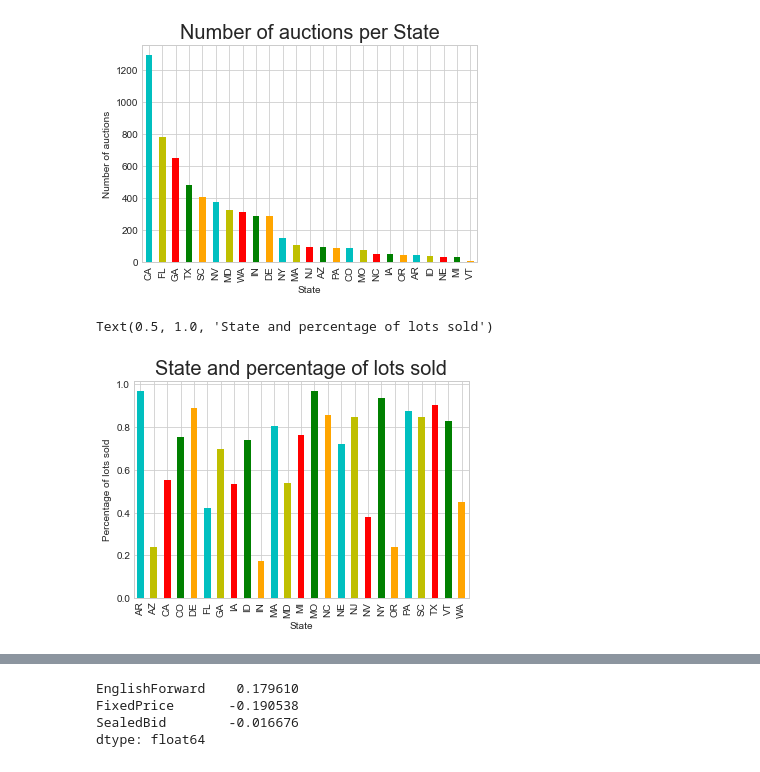
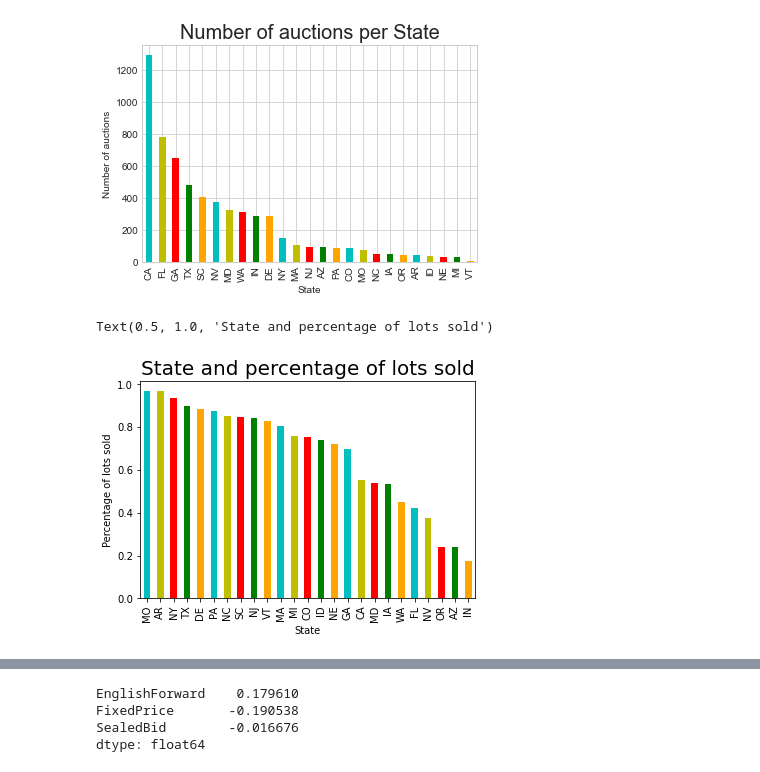
Before and after one commit to TheCiccio/Auctions_2019_Project, a Jupyter notebook: Online auction results in the USA (2019).ipynb, the cells around one changed output, grey strips where cells are left out. Drawn from its saved outputs; the diff is of its cells as text; code cells hidden in the pictures.

```diff
--- a/Online auction results in the USA (2019).ipynb
+++ b/Online auction results in the USA (2019).ipynb
@@ -180,14 +180,15 @@ plt.title('Number of auctions per State', fontsize = 20)
 Text(0.5, 1.0, 'Number of auctions per State')
 [figure]
 # %%
-fig_4 = data.groupby('state')['lots_sold'].mean().plot(kind = 'bar', color = ['c','y','r', 'g', 'orange']);
+fig_4 = data.groupby('state')['lots_sold'].mean().sort_values(ascending=False).\
+        plot(kind = 'bar', color = ['c','y','r', 'g', 'orange']);
 
 plt.xlabel('State')
 plt.ylabel('Percentage of lots sold')
 plt.title('State and percentage of lots sold', fontsize = 20)
 # %% [output]
 Text(0.5, 1.0, 'State and percentage of lots sold')
-[figure, old version]
+[figure, new version]
 # %%
 #plot the number of auctions per type of auction with a histogram
 fig_1 = data['auction_mech'].value_counts().plot(kind = 'bar', color = ['c','y','r']);
```
Also changed, not shown: parts of 3 cells of this notebook, 2 other files.
